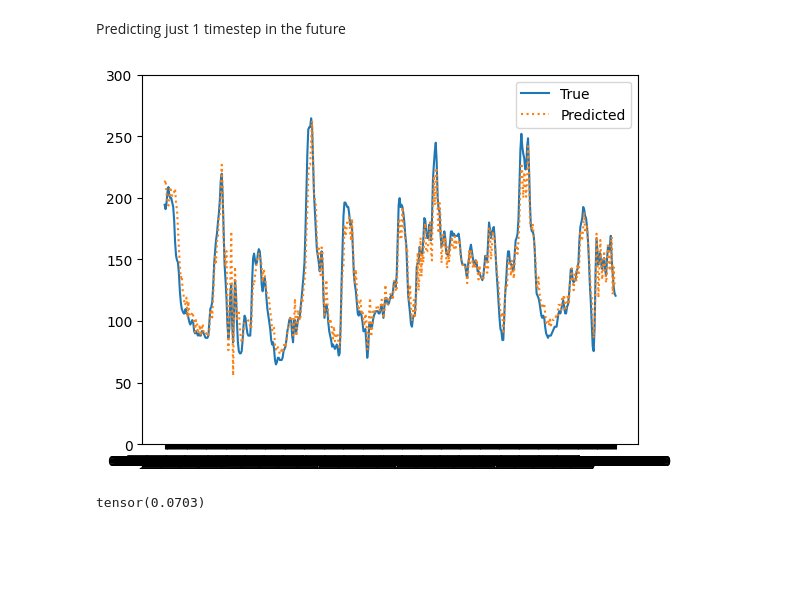
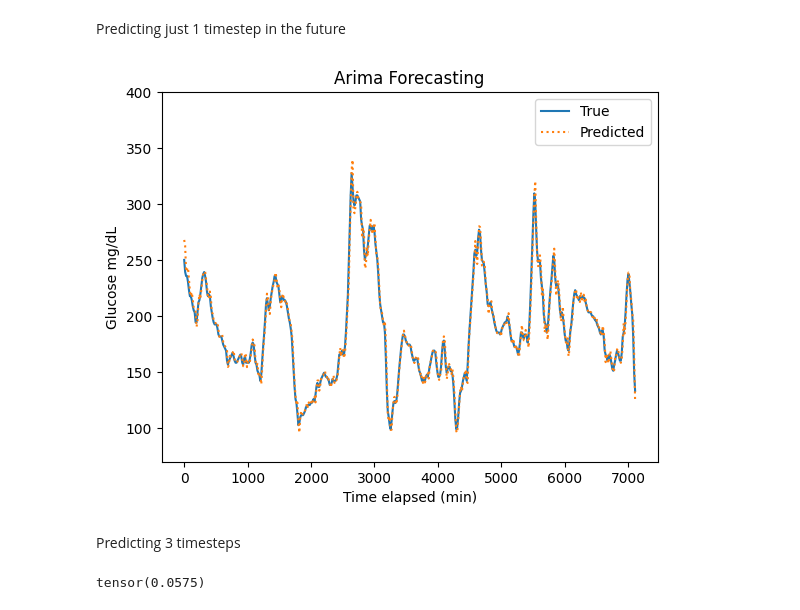
Before and after one commit to rewazzu/cgm-deeplearning, a Jupyter notebook: ARIMA.ipynb, the cells around one changed output. Cells and saved outputs as stored; diff of their text form; code cells hidden in the pictures; blank space fills up the shorter version.

Commit message:
Finished arima, linear, and lstm experiments

```diff
--- a/ARIMA.ipynb
+++ b/ARIMA.ipynb
@@ -18,6 +18,7 @@ for column in df.columns:
     df[column] = df[column].astype(float) #convert columns into floats
 ptids = df["ptid"]
 df = df.drop("ptid",axis=1)
+df = df.iloc[:96,:] # keep only 96 patients
 # %%
 train_df = df.iloc[:90,:]
 test_df = df.iloc[90:,:]
@@ -118,15 +108,31 @@ for i in range(predict_length):
+# %%
+total_length = train_df.shape[1]
+train_length = 5
+predict_length = total_length - train_length
+patient = 0
+pred_list = []
+steps = 1
+
+
+pred = []
+for i in range(predict_length):
+    model = ARIMA(train_df.iloc[patient,:train_length+i].values, order=(3,0,0))
+    model_fit = model.fit()
+    pred.append(model_fit.forecast(steps=steps)[-1])
+pred_list.append(pred)
 # %%
 true = train_df.iloc[patient,train_length:train_length+predict_length]
+x = [x*15 for x in range(len(true))]
 plt.figure()
-plt.plot(true, label="True")
-plt.plot(pred, ":", label = "Predicted")
+plt.plot(x,true, label="True")
+plt.plot(x,pred, ":", label = "Predicted")
 plt.legend()
-plt.ylim([0,300])
+plt.ylim([70,400])
+plt.ylabel("Glucose mg/dL")
+plt.xlabel("Time elapsed (min)")
+plt.title("Arima Forecasting")
 plt.show()
 # %% [output]
-[figure, old version]
+[figure, new version]
-# %%
-mean_abs_percentage_error = MeanAbsolutePercentageError()
-mean_abs_percentage_error(torch.Tensor(true),torch.Tensor(pred).T.squeeze())
-# %% [output]
-tensor(0.0703)
+# %% [markdown]
+Predicting 3 timesteps
@@ -132,0 +154,7 @@ tensor(0.0703)
+# %%
+predicted_list = torch.from_numpy(np.array(predicted_list))
+true = torch.from_numpy(train_df.iloc[0:num_patients,train_length:].values)
+mean_abs_percentage_error = MeanAbsolutePercentageError()
+mean_abs_percentage_error(true,predicted_list)
+# %% [output]
+tensor(0.0575)
```
Also changed, not shown: parts of 10 cells of this notebook, 3 other files.
